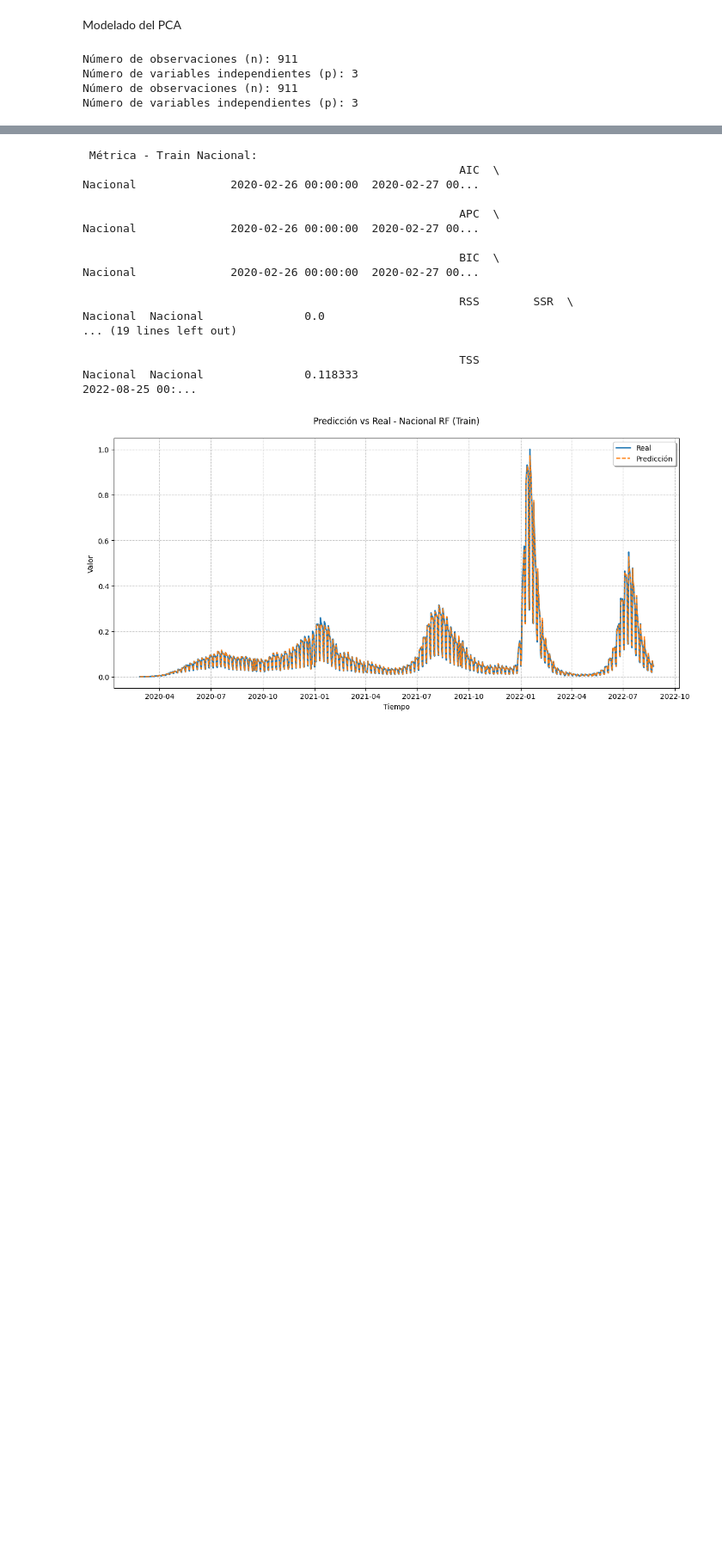
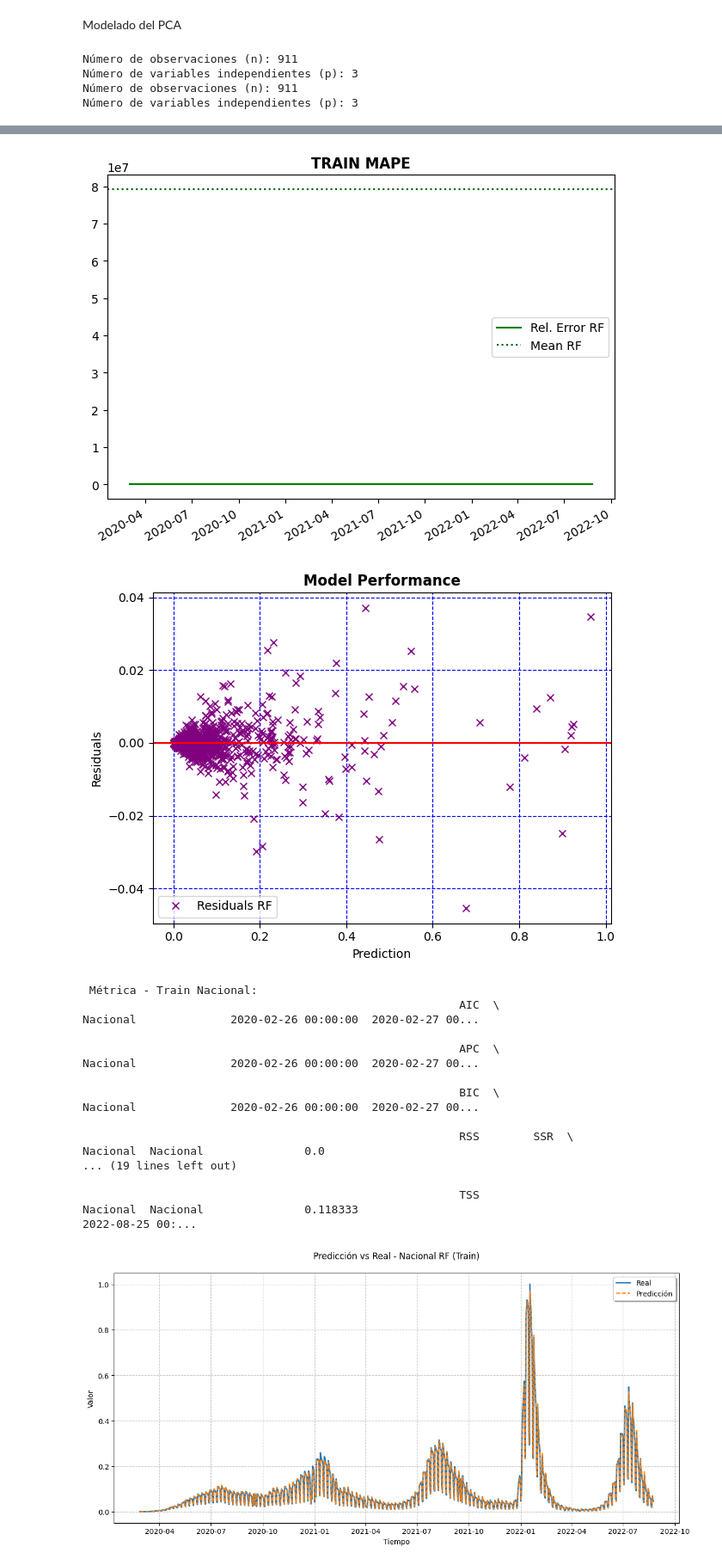
Before and after one commit to Aldini777/PF2_Covid_A01625395, a Jupyter notebook: Prediccion Covid.ipynb, the cells around one changed output, grey strips where cells are left out. Shown at 86% size. Cells and saved outputs as stored; diff of their text form; code cells hidden in the pictures; blank space fills up the shorter version.

Commit message:
Implementé gráficas de residuals y error sólo en RF

```diff
--- a/Prediccion Covid.ipynb
+++ b/Prediccion Covid.ipynb
@@ -565,0 +528,17 @@ Nacional  0.000013  0.002265  0.138665  0.968514  0.003635
+# %%
+rf_train_results = pd.DataFrame({
+    "Real Nacional": train_data["Nacional"],
+    "Pred. Nacional": pred_train_df_rf["Nacional"]
+})
+# Creo un dataframe con los resultados
+rf_train_results["Residuals"] = rf_train_results["Real Nacional"] - rf_train_results["Pred. Nacional"]
+# Residuos diferencia entre valor real y valor predicho (error del modelo).
+rf_train_results["Rel. Error"] = (1 - (rf_train_results["Pred. Nacional"] / rf_train_results["Real Nacional"])).abs()
+# Datos de prueba (test)
+rf_test_pred = pred_test_df_rf["Nacional"]
+rf_test_results = pd.DataFrame({
+    "Real Nacional": test_data["Nacional"],
+    "Pred. Nacional": rf_test_pred
+})
+rf_test_results["Residuals"] = rf_test_results["Real Nacional"] - rf_test_results["Pred. Nacional"]
+rf_test_results["Rel. Error"] = (1 - (rf_test_results["Pred. Nacional"] / rf_test_results["Real Nacional"])).abs()
@@ -566,3 +583,26 @@ Nacional  0.000013  0.002265  0.138665  0.968514  0.003635
+# %%
+plt.figure()
+plt.plot(rf_train_results["Rel. Error"], color="green", label="Rel. Error RF") # Random Forest error
+plt.axhline(train_metrics_rf["MAPE"].iloc[0], color='darkgreen', linestyle='dotted', label='Mean RF') # Random Forest MAPE
+plt.gcf().autofmt_xdate()
+plt.title('TRAIN MAPE', fontweight='bold')
+plt.legend()
+plt.tight_layout()
+plt.show()
+
+plt.figure()
+plt.plot(rf_train_results['Pred. Nacional'], rf_train_results['Residuals'], 'x', color='purple', label='Residuals RF') #Random Forest
+plt.grid(color='b', linestyle='dashed')
+plt.axhline(y=0, color='red')
+plt.title("Model Performance", fontweight='bold')
+plt.xlabel('Prediction')
+plt.ylabel('Residuals')
+plt.legend(loc='lower left')
+plt.tight_layout()
+plt.show()
+# %% [output]
+[figure, added]
+[figure, added]
 # %%
 def evaluacion_metricas(n_train, pred_df, mse):
 
```
Also changed, not shown: parts of 10 cells of this notebook.
